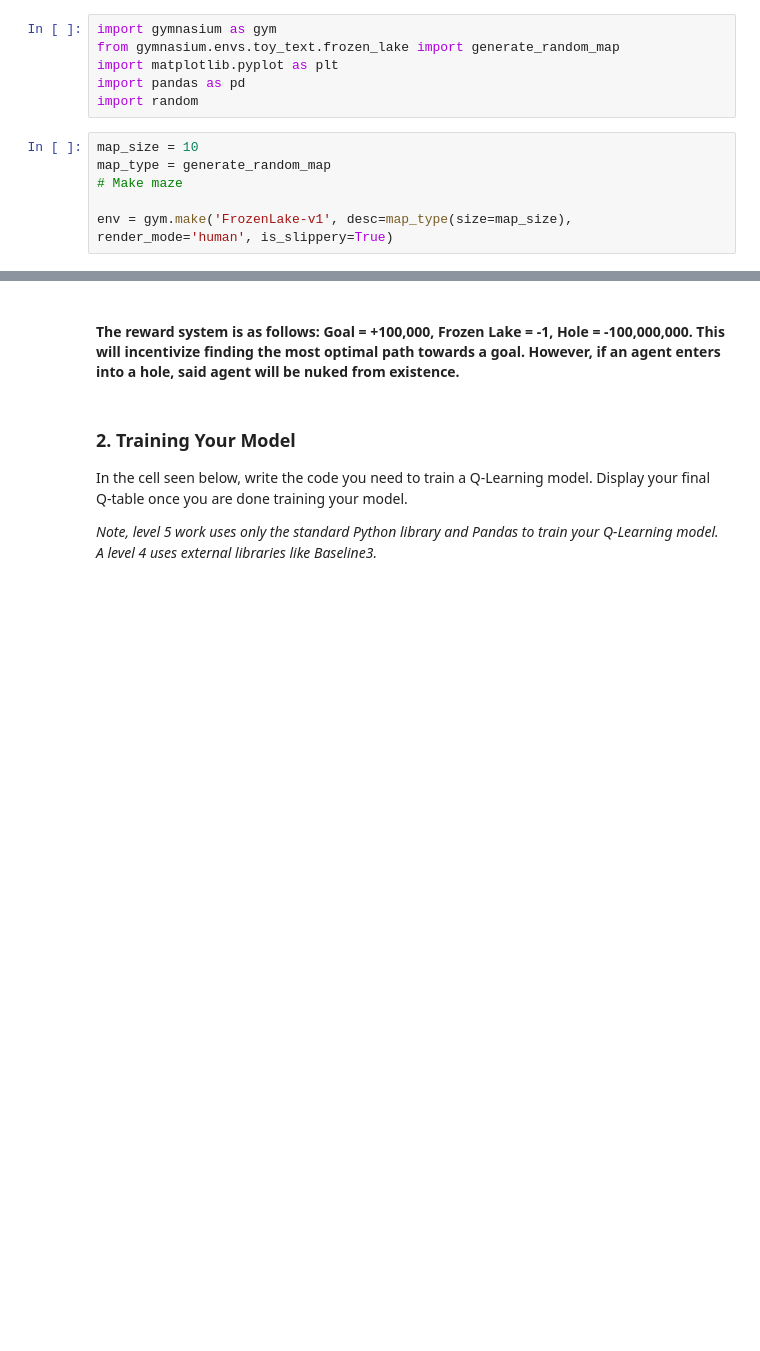
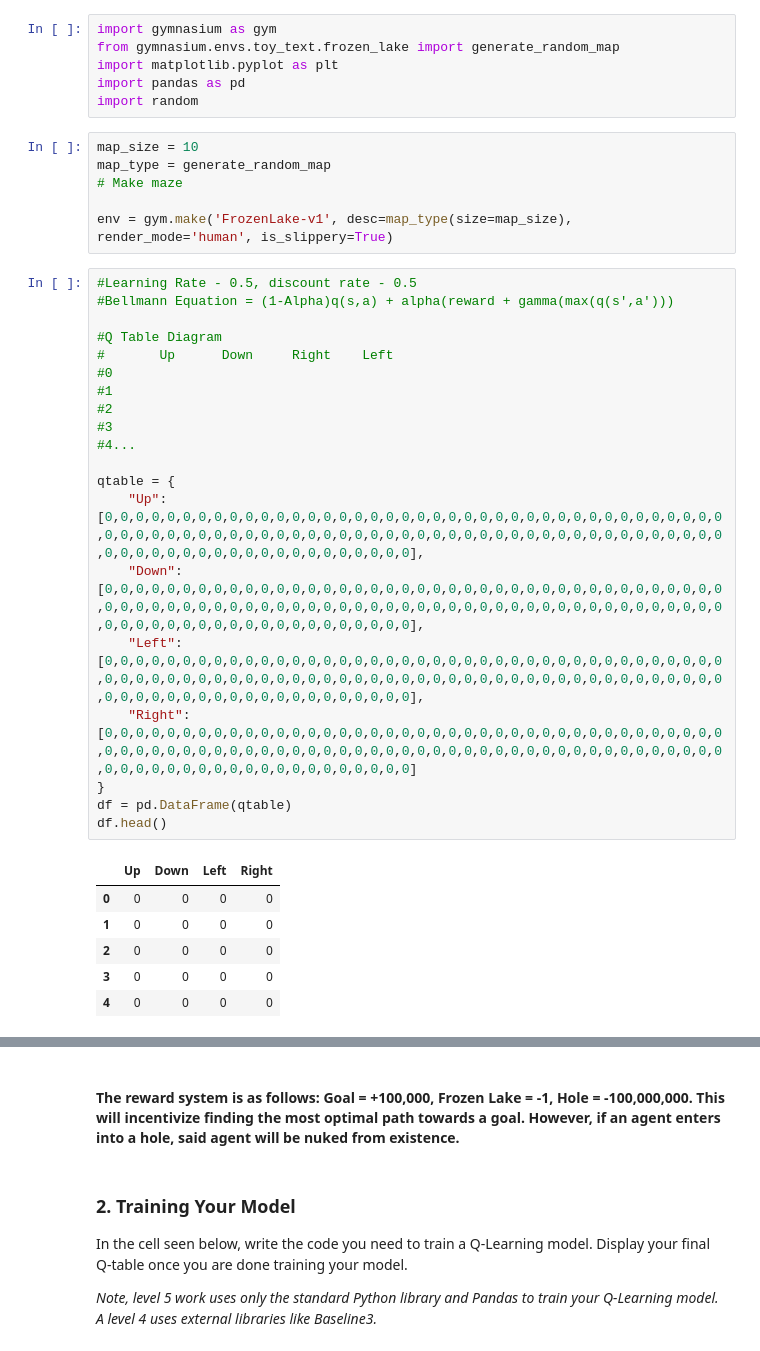
Before and after one commit to Google-Stein/Machine-Learning, a Jupyter notebook: Maze Project/RFP_3_Template.ipynb, the cells around one changed output, grey strips where cells are left out. Drawn from its saved outputs; the diff is of its cells as text; blank space fills up the shorter version.

Commit message:
q tables are pain encarnated

```diff
--- a/Maze Project/RFP_3_Template.ipynb
+++ b/Maze Project/RFP_3_Template.ipynb
@@ -26,4 +26,31 @@ map_type = generate_random_map
 # Make maze
 
 env = gym.make('FrozenLake-v1', desc=map_type(size=map_size), render_mode='human', is_slippery=True)
+# %%
+#Learning Rate - 0.5, discount rate - 0.5
+#Bellmann Equation = (1-Alpha)q(s,a) + alpha(reward + gamma(max(q(s',a')))
+
+#Q Table Diagram
+#       Up      Down     Right    Left
+#0
+#1
+#2
+#3
+#4...
+
+qtable = {
+    "Up":[0,0,0,0,0,0,0,0,0,0,0,0,0,0,0,0,0,0,0,0,0,0,0,0,0,0,0,0,0,0,0,0,0,0,0,0,0,0,0,0,0,0,0,0,0,0,0,0,0,0,0,0,0,0,0,0,0,0,0,0,0,0,0,0,0,0,0,0,0,0,0,0,0,0,0,0,0,0,0,0,0,0,0,0,0,0,0,0,0,0,0,0,0,0,0,0,0,0,0,0],
+    "Down":[0,0,0,0,0,0,0,0,0,0,0,0,0,0,0,0,0,0,0,0,0,0,0,0,0,0,0,0,0,0,0,0,0,0,0,0,0,0,0,0,0,0,0,0,0,0,0,0,0,0,0,0,0,0,0,0,0,0,0,0,0,0,0,0,0,0,0,0,0,0,0,0,0,0,0,0,0,0,0,0,0,0,0,0,0,0,0,0,0,0,0,0,0,0,0,0,0,0,0,0],
+    "Left":[0,0,0,0,0,0,0,0,0,0,0,0,0,0,0,0,0,0,0,0,0,0,0,0,0,0,0,0,0,0,0,0,0,0,0,0,0,0,0,0,0,0,0,0,0,0,0,0,0,0,0,0,0,0,0,0,0,0,0,0,0,0,0,0,0,0,0,0,0,0,0,0,0,0,0,0,0,0,0,0,0,0,0,0,0,0,0,0,0,0,0,0,0,0,0,0,0,0,0,0],
+    "Right":[0,0,0,0,0,0,0,0,0,0,0,0,0,0,0,0,0,0,0,0,0,0,0,0,0,0,0,0,0,0,0,0,0,0,0,0,0,0,0,0,0,0,0,0,0,0,0,0,0,0,0,0,0,0,0,0,0,0,0,0,0,0,0,0,0,0,0,0,0,0,0,0,0,0,0,0,0,0,0,0,0,0,0,0,0,0,0,0,0,0,0,0,0,0,0,0,0,0,0,0]
+}
+df = pd.DataFrame(qtable)
+df.head()
+# %% [output]
+|  | Up | Down | Left | Right |
+| 0 | 0 | 0 | 0 | 0 |
+| 1 | 0 | 0 | 0 | 0 |
+| 2 | 0 | 0 | 0 | 0 |
+| 3 | 0 | 0 | 0 | 0 |
+| 4 | 0 | 0 | 0 | 0 |
 # %%
```
Also changed, not shown: parts of 5 cells of this notebook, 4 other files.
